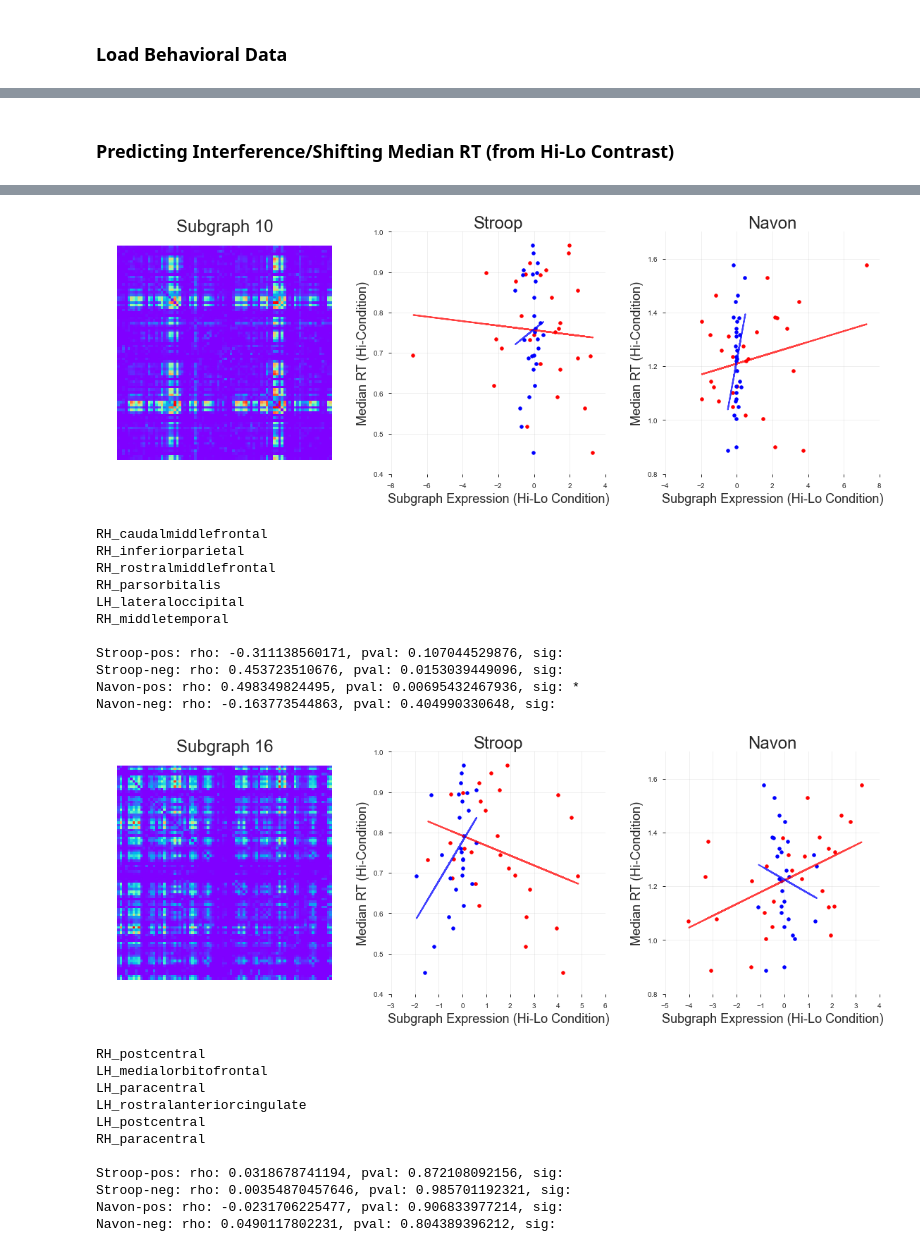
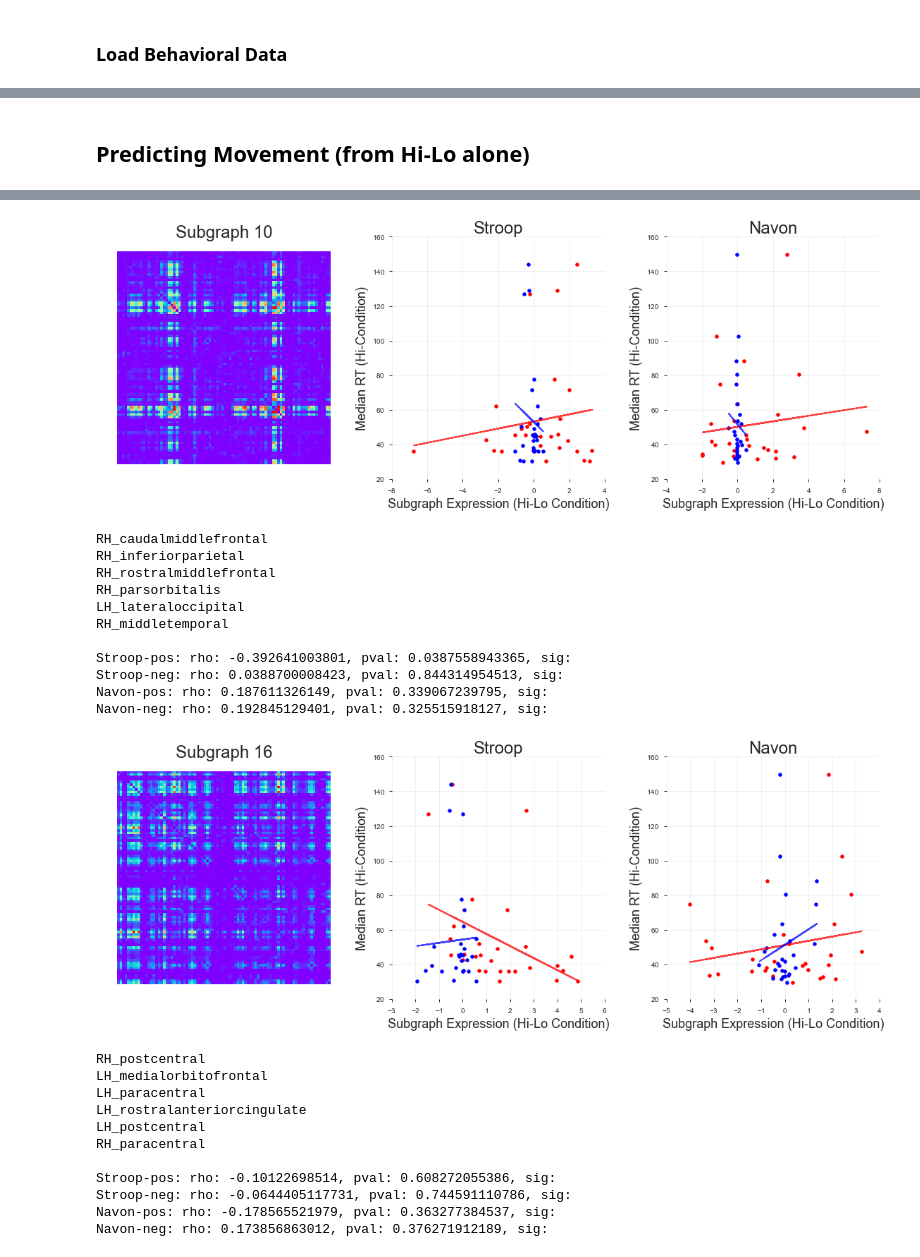
Before and after one commit to akhambhati/rs-2017-NetStim, a Jupyter notebook: Analysis_Notebooks/e04-Subgraph_Cognitive_Control-Dynamics.ipynb, the cells around one changed output, grey strips where cells are left out. Saved outputs shown, nothing was run; the diff lists cells and outputs as text; code cells hidden in the pictures.

```diff
--- a/Analysis_Notebooks/e04-Subgraph_Cognitive_Control-Dynamics.ipynb
+++ b/Analysis_Notebooks/e04-Subgraph_Cognitive_Control-Dynamics.ipynb
@@ -337,3 +341,9 @@ navon_beh = df_beh['NavonCorrectOnly']
 
 bad_subj_ix = [1, 6]
 good_subj_ix = np.setdiff1d(np.arange(stroop_beh.shape[0]), bad_subj_ix)
+
+print('Stroop Labels: {}'.format(stroop_lbl))
+print('Navon Labels: {}'.format(navon_lbl))
+
+stroop_move = io.loadmat('{}/StroopMove.mat'.format(path_CoreData))['move'][:, 0]
+navon_move = io.loadmat('{}/NavonMove.mat'.format(path_CoreData))['move'][:, 0]
@@ -341,0 +790,3 @@ good_subj_ix = np.setdiff1d(np.arange(stroop_beh.shape[0]), bad_subj_ix)
+# %%
+stroop_move = io.loadmat('{}/StroopMove.mat'.format(path_CoreData))['move'][:, 0]
+navon_move = io.loadmat('{}/NavonMove.mat'.format(path_CoreData))['move'][:, 0]
@@ -348,8 +801,8 @@ cfg_key = df_cfg['cfg_key']
 key_lbl = np.unique(cfg_key)
 key_grp = [['adj_lo_pos_Stroop', 'adj_lo_neg_Stroop'],
            ['adj_lo_pos_Navon', 'adj_lo_neg_Navon']]
-beh_grp = [stroop_beh[good_subj_ix, 8],
-           navon_beh[good_subj_ix, 8]]
+beh_grp = [stroop_move,
+           navon_move]
 clrs = ['r', 'b']
 
 
@@ -485,8 +938,8 @@ cfg_key = df_cfg['cfg_key']
 key_lbl = np.unique(cfg_key)
 key_grp = [['adj_hi_pos_Stroop', 'adj_hi_neg_Stroop'],
            ['adj_hi_pos_Navon', 'adj_hi_neg_Navon']]
-beh_grp = [stroop_beh[good_subj_ix, 6],
-           navon_beh[good_subj_ix, 6]]
+beh_grp = [stroop_move,
+           navon_move]
 clrs = ['r', 'b']
 
 
@@ -529,14 +982,14 @@ for fac_ii in sel_fac_ix:
             else:
                 sig = ' '
             print('{}-{}: rho: {}, pval: {}, sig: {}'.format(key.split('_')[-1],
-                                                             key.split('_')[-2],
-                                                             rho, pval, sig))
+                                                  key.split('_')[-2],
+                                                  rho, pval, sig))
 
         ax.set_title('{}'.format(grp[0].split('_')[-1]))
         ax.yaxis.set_ticks_position('left')
         ax.xaxis.set_ticks_position('bottom')
-        ax.set_xlabel('Subgraph Expression (Hi-Condition)')
-        ax.set_ylabel('Median RT (Hi-Condition)')
+        ax.set_xlabel('Subgraph Expression (Lo-Condition)')
+        ax.set_ylabel('Median RT (Lo-Condition)')
     plt.show()
 # %% [output]
 LH_cuneus
@@ -614,5 +1067,5 @@ Navon-neg: rho: 0.0996267388818, pval: 0.613981708773, sig:
 # %% [markdown]
-### Predicting Interference/Shifting Median RT (from Hi-Lo Contrast)
+## Predicting Movement (from Hi-Lo alone)
 # %%
 %matplotlib inline
 
@@ -624,8 +1077,8 @@ key_grp = [[['adj_hi_pos_Stroop', 'adj_lo_pos_Stroop'],
             ['adj_hi_neg_Stroop', 'adj_lo_neg_Stroop']],
            [['adj_hi_pos_Navon', 'adj_lo_pos_Navon'],
             ['adj_hi_neg_Navon', 'adj_lo_neg_Navon']]]
-beh_grp = [stroop_beh[good_subj_ix, 6],
-           navon_beh[good_subj_ix, 6]]
+beh_grp = [stroop_move,
+           navon_move]
 clrs = ['r', 'b']
 
 
@@ -696,16 +1149,16 @@ Navon-neg: rho: 0.333912491194, pval: 0.0824610049297, sig:
-[figure, old version]
+[figure, new version]
 RH_caudalmiddlefrontal
 RH_inferiorparietal
 RH_rostralmiddlefrontal
 RH_parsorbitalis
 LH_lateraloccipital
 RH_middletemporal
 
-Stroop-pos: rho: -0.311138560171, pval: 0.107044529876, sig:
-Stroop-neg: rho: 0.453723510676, pval: 0.0153039449096, sig:
-Navon-pos: rho: 0.498349824495, pval: 0.00695432467936, sig: *
-Navon-neg: rho: -0.163773544863, pval: 0.404990330648, sig:
+Stroop-pos: rho: -0.392641003801, pval: 0.0387558943365, sig:
+Stroop-neg: rho: 0.0388700008423, pval: 0.844314954513, sig:
+Navon-pos: rho: 0.187611326149, pval: 0.339067239795, sig:
+Navon-neg: rho: 0.192845129401, pval: 0.325515918127, sig:
-[figure, old version]
+[figure, new version]
 RH_postcentral
 LH_medialorbitofrontal
 LH_paracentral
@@ -713,7 +1166,7 @@ LH_rostralanteriorcingulate
 LH_postcentral
 RH_paracentral
 
-Stroop-pos: rho: 0.0318678741194, pval: 0.872108092156, sig:
-Stroop-neg: rho: 0.00354870457646, pval: 0.985701192321, sig:
-Navon-pos: rho: -0.0231706225477, pval: 0.906833977214, sig:
-Navon-neg: rho: 0.0490117802231, pval: 0.804389396212, sig:
+Stroop-pos: rho: -0.10122698514, pval: 0.608272055386, sig:
+Stroop-neg: rho: -0.0644405117731, pval: 0.744591110786, sig:
+Navon-pos: rho: -0.178565521979, pval: 0.363277384537, sig:
+Navon-neg: rho: 0.173856863012, pval: 0.376271912189, sig:
```
Also changed, not shown: parts of 18 cells of this notebook.
